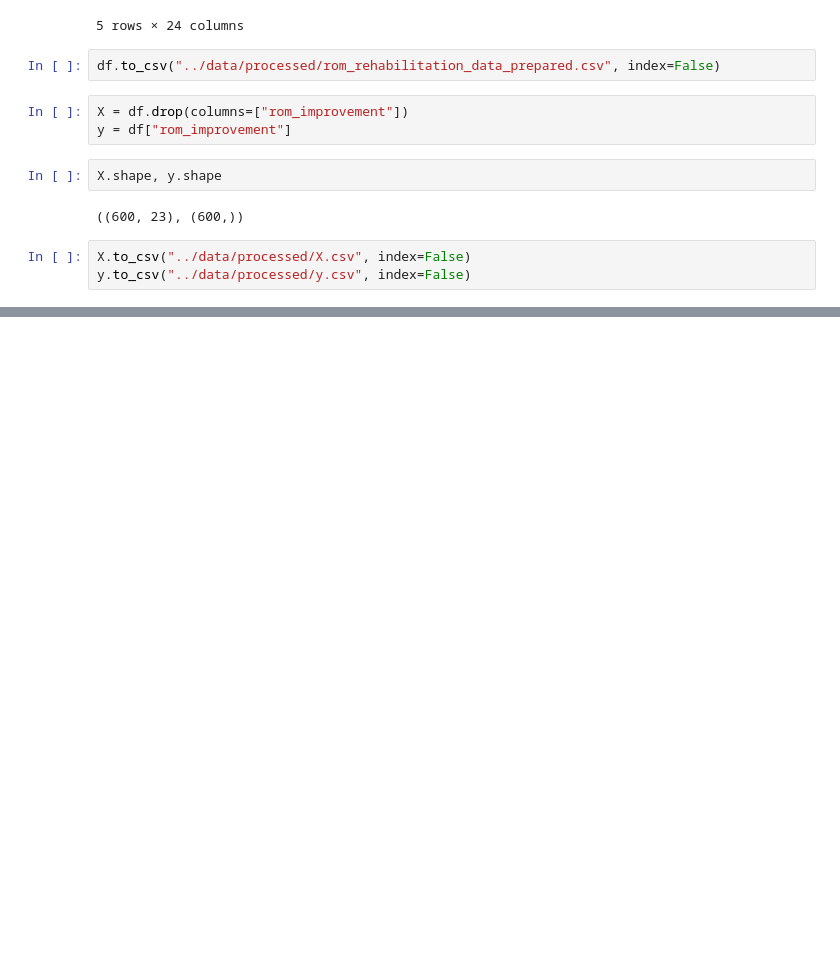
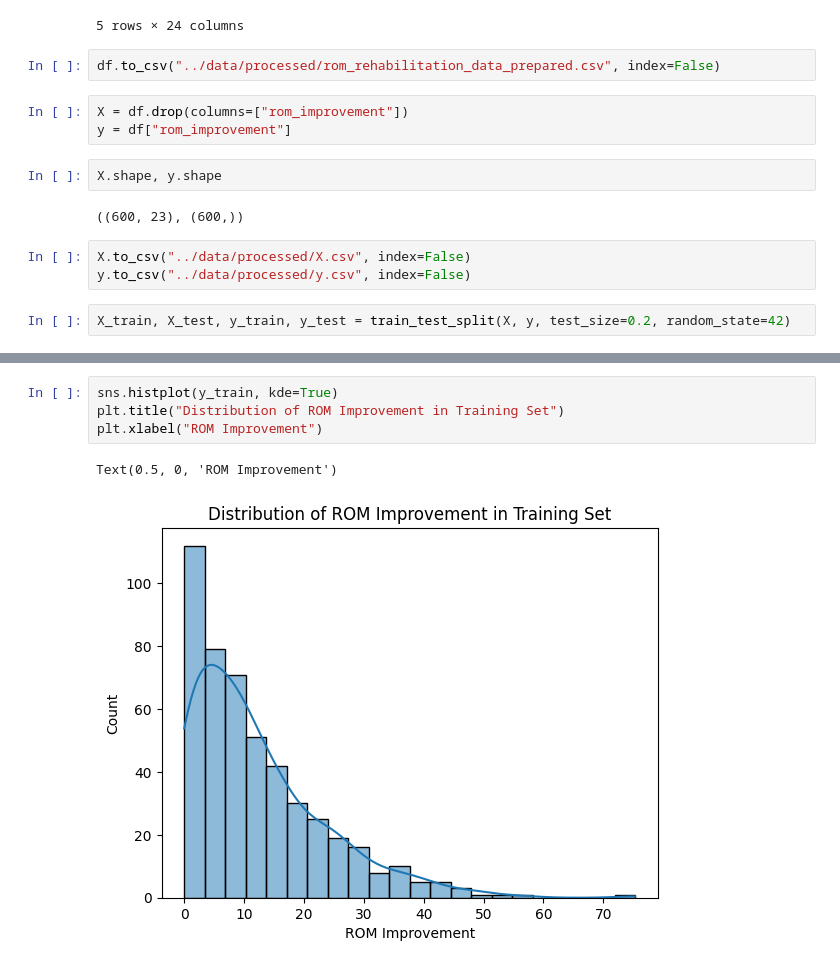
Before and after one commit to pydarl/ROM-Data-Analyser, a Jupyter notebook: notebooks/06_ml_preparation.ipynb, the cells around one changed output, grey strips where cells are left out. Drawn from its saved outputs; the diff is of its cells as text; blank space fills up the shorter version.

Commit message:
Add Train/test split

```diff
--- a/notebooks/06_ml_preparation.ipynb
+++ b/notebooks/06_ml_preparation.ipynb
@@ -85,3 +86,5 @@ X.shape, y.shape
 # %%
 X.to_csv("../data/processed/X.csv", index=False)
 y.to_csv("../data/processed/y.csv", index=False)
+# %%
+X_train, X_test, y_train, y_test = train_test_split(X, y, test_size=0.2, random_state=42)
@@ -87,0 +111,7 @@ y.to_csv("../data/processed/y.csv", index=False)
+# %%
+sns.histplot(y_train, kde=True)
+plt.title("Distribution of ROM Improvement in Training Set")
+plt.xlabel("ROM Improvement")
+# %% [output]
+Text(0.5, 0, 'ROM Improvement')
+[figure, added]
```
Also changed, not shown: parts of 4 cells of this notebook, 11 other files.
